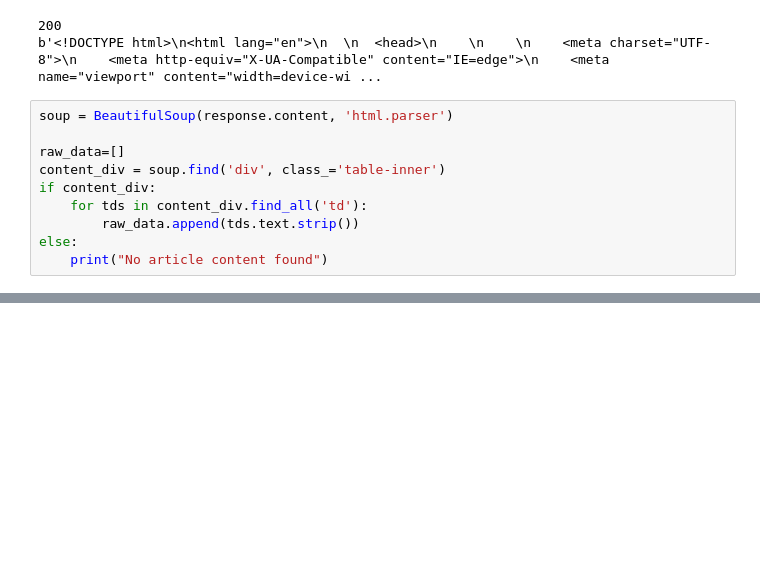
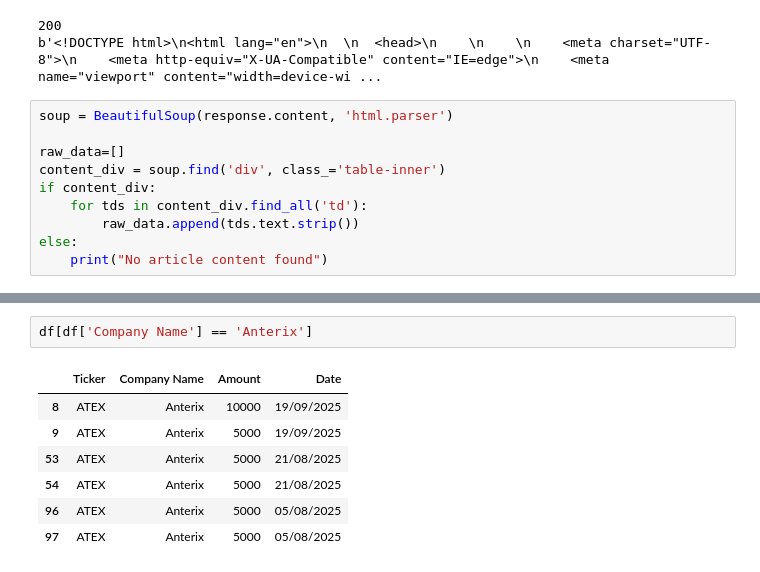
Before and after one commit to fonanroley/projects, a Jupyter notebook: corporatelobbying.ipynb, the cells around one changed output, grey strips where cells are left out. Cells and saved outputs as stored; diff of their text form; blank space fills up the shorter version.

```diff
--- a/corporatelobbying.ipynb
+++ b/corporatelobbying.ipynb
@@ -65,0 +91,10 @@ for i in range(0, len(raw_data), 3):
+# %%
+df[df['Company Name'] == 'Anterix']
+# %% [output]
+|  | Ticker | Company Name | Amount | Date |
+| 8 | ATEX | Anterix | 10000 | 19/09/2025 |
+| 9 | ATEX | Anterix | 5000 | 19/09/2025 |
+| 53 | ATEX | Anterix | 5000 | 21/08/2025 |
+| 54 | ATEX | Anterix | 5000 | 21/08/2025 |
+| 96 | ATEX | Anterix | 5000 | 05/08/2025 |
+| 97 | ATEX | Anterix | 5000 | 05/08/2025 |
```
Also changed, not shown: parts of 3 cells of this notebook.
